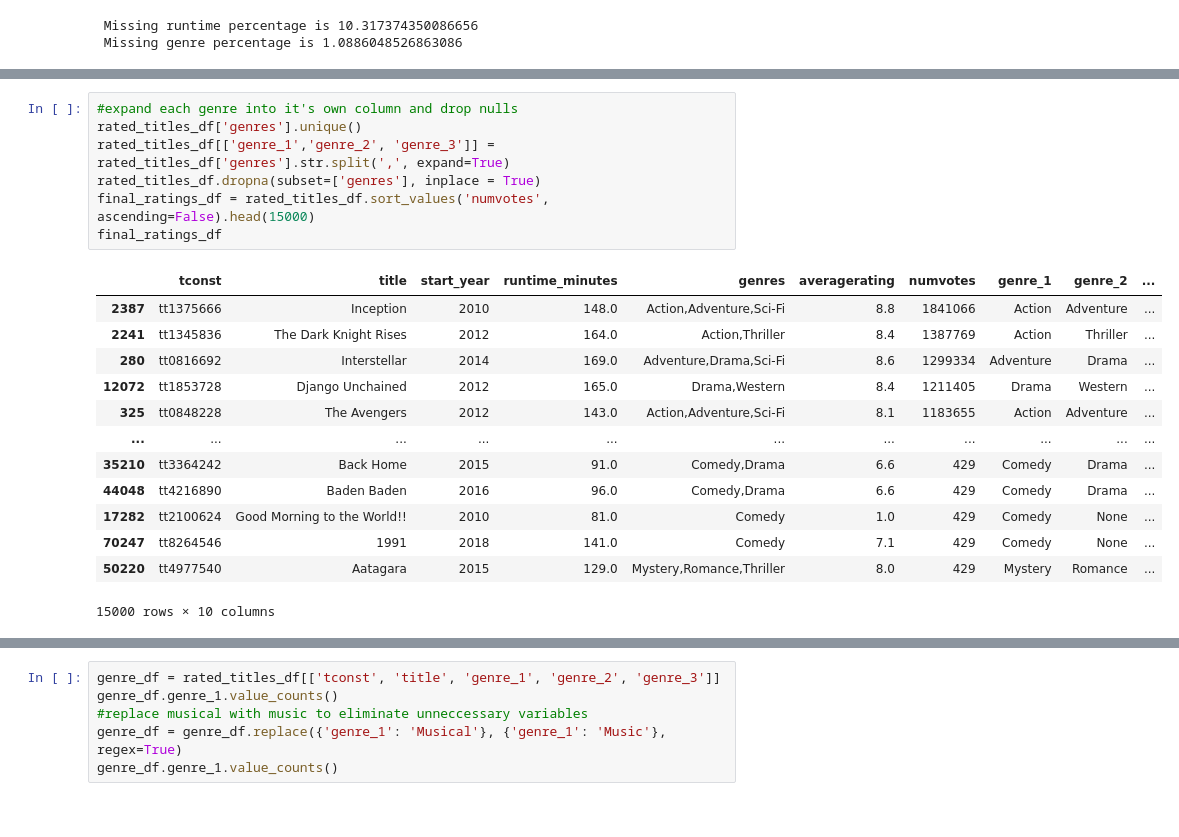
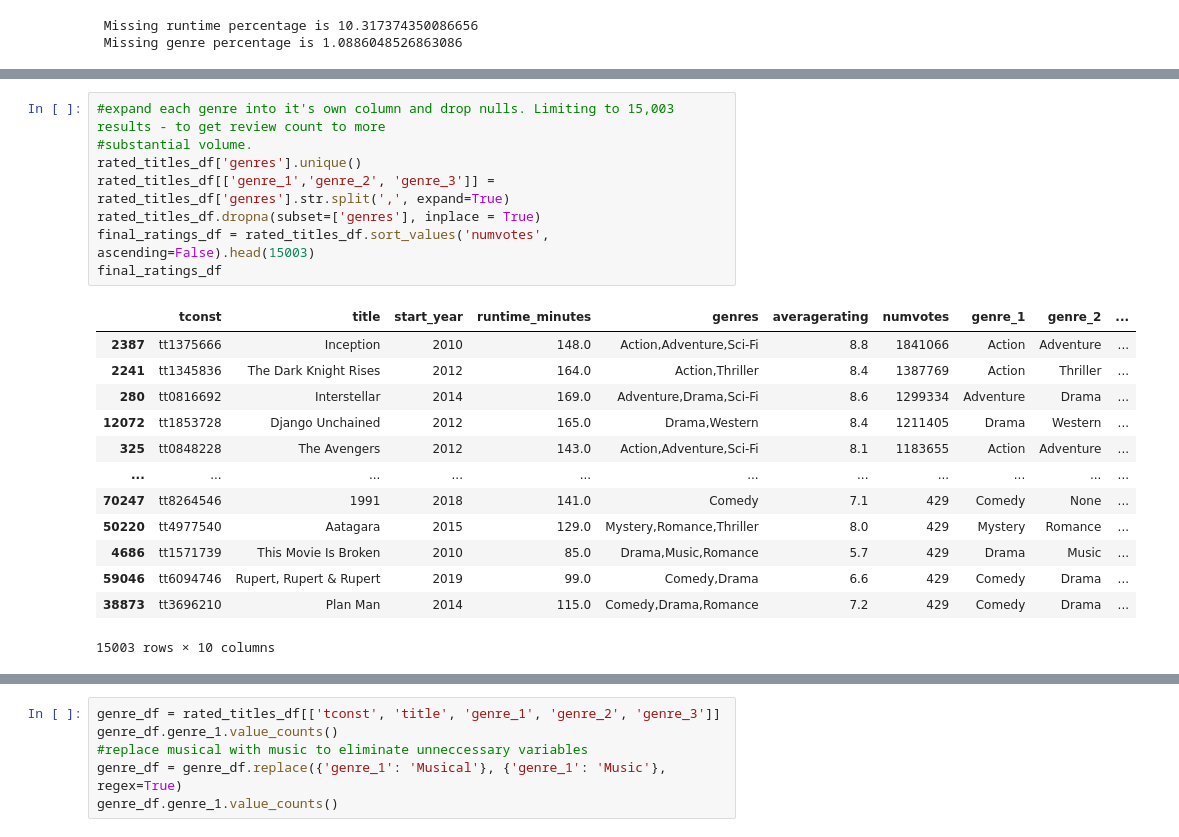
Before and after one commit to learn-co-curriculum/dsc-project-template, a Jupyter notebook: dsc-phase1project-microsoftmoviestudioanalysis-eakland.ipynb, the cells around one changed output, grey strips where cells are left out. Drawn from its saved outputs; the diff is of its cells as text.

```diff
--- a/dsc-phase1project-microsoftmoviestudioanalysis-eakland.ipynb
+++ b/dsc-phase1project-microsoftmoviestudioanalysis-eakland.ipynb
@@ -282,22 +282,23 @@ Sci-Fi,War                        1
 Name: genres, Length: 923, dtype: int64
 # %%
-#expand each genre into it's own column and drop nulls
+#expand each genre into it's own column and drop nulls. Limiting to 15,003 results - to get review count to more
+#substantial volume.
 rated_titles_df['genres'].unique()
 rated_titles_df[['genre_1','genre_2', 'genre_3']] = rated_titles_df['genres'].str.split(',', expand=True)
 rated_titles_df.dropna(subset=['genres'], inplace = True)
-final_ratings_df = rated_titles_df.sort_values('numvotes', ascending=False).head(15000)
+final_ratings_df = rated_titles_df.sort_values('numvotes', ascending=False).head(15003)
 final_ratings_df
 # %% [output]
 |  | tconst | title | start_year | runtime_minutes | genres | averagerating | numvotes | genre_1 | genre_2 | ... |
 | 2387 | tt1375666 | Inception | 2010 | 148.0 | Action,Adventure,Sci-Fi | 8.8 | 1841066 | Action | Adventure | ... |
 | 2241 | tt1345836 | The Dark Knight Rises | 2012 | 164.0 | Action,Thriller | 8.4 | 1387769 | Action | Thriller | ... |
 | 280 | tt0816692 | Interstellar | 2014 | 169.0 | Adventure,Drama,Sci-Fi | 8.6 | 1299334 | Adventure | Drama | ... |
 | 12072 | tt1853728 | Django Unchained | 2012 | 165.0 | Drama,Western | 8.4 | 1211405 | Drama | Western | ... |
 | 325 | tt0848228 | The Avengers | 2012 | 143.0 | Action,Adventure,Sci-Fi | 8.1 | 1183655 | Action | Adventure | ... |
 | ... | ... | ... | ... | ... | ... | ... | ... | ... | ... | ... |
-| 35210 | tt3364242 | Back Home | 2015 | 91.0 | Comedy,Drama | 6.6 | 429 | Comedy | Drama | ... |
-| 44048 | tt4216890 | Baden Baden | 2016 | 96.0 | Comedy,Drama | 6.6 | 429 | Comedy | Drama | ... |
-| 17282 | tt2100624 | Good Morning to the World!! | 2010 | 81.0 | Comedy | 1.0 | 429 | Comedy | None | ... |
 | 70247 | tt8264546 | 1991 | 2018 | 141.0 | Comedy | 7.1 | 429 | Comedy | None | ... |
 | 50220 | tt4977540 | Aatagara | 2015 | 129.0 | Mystery,Romance,Thriller | 8.0 | 429 | Mystery | Romance | ... |
+| 4686 | tt1571739 | This Movie Is Broken | 2010 | 85.0 | Drama,Music,Romance | 5.7 | 429 | Drama | Music | ... |
+| 59046 | tt6094746 | Rupert, Rupert & Rupert | 2019 | 99.0 | Comedy,Drama | 6.6 | 429 | Comedy | Drama | ... |
+| 38873 | tt3696210 | Plan Man | 2014 | 115.0 | Comedy,Drama,Romance | 7.2 | 429 | Comedy | Drama | ... |
-15000 rows × 10 columns
+15003 rows × 10 columns
```
Also changed, not shown: parts of 5 cells of this notebook.
